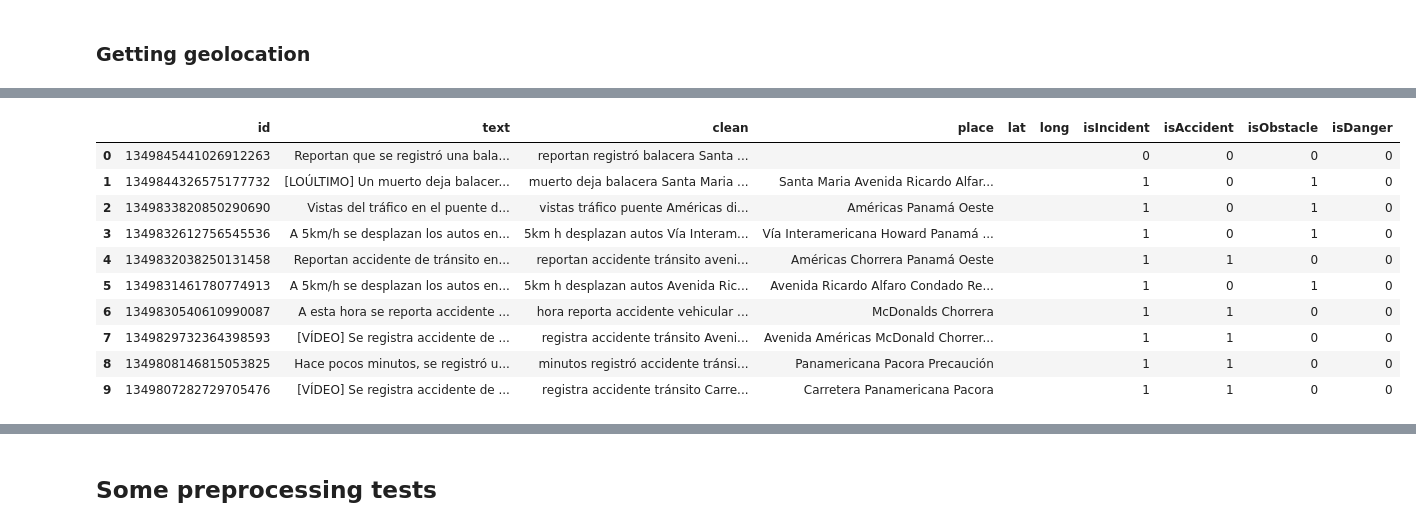
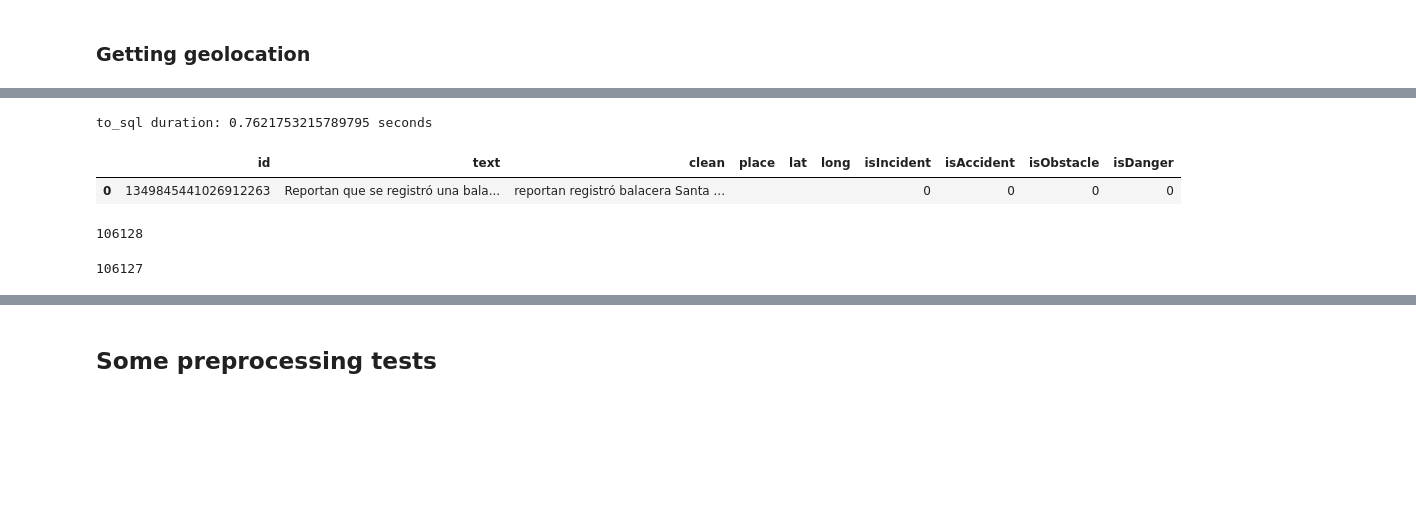
Before and after one commit to Liu-Lc/TwitterTraffic-Pty, a Jupyter notebook: data_clean.ipynb, the cells around one changed output, grey strips where cells are left out. Drawn from its saved outputs; the diff is of its cells as text; code cells hidden in the pictures; blank space fills up the shorter version.

```diff
--- a/data_clean.ipynb
+++ b/data_clean.ipynb
@@ -133,4 +233,22 @@ df2['isIncident'] = np.where(df2[['isAccident','isObstacle','isDanger']].sum(axi
 # %%
 df2['place'] = df2.apply(lambda row: get_place(row.clean) if row.isIncident==1 else '', axis=1)
 
-df2[['lat','long']] = df2.apply(lambda row: get_place(row.clean) if row.isIncident==1 else '', axis=1)
+# df2[['lat','long']] = df2.apply(lambda row: get_place(row.clean) if row.isIncident==1 else '', axis=1)
+# %%
+import time
+import pandas as pd
+from sqlalchemy import create_engine
+import psycopg2
+
+#INPUT YOUR OWN CONNECTION STRING HERE
+conn_string = 'postgres://postgres:root@localhost/traffictwt'
+
+#perform to_sql test and print result
+dbalc = create_engine(conn_string)
+conn = dbalc.connect()
+
+start_time = time.time()
+dfcolon.to_sql('tweets', con=conn, if_exists='append', index=False)
+print("to_sql duration: {} seconds".format(time.time() - start_time))
+# %% [output]
+to_sql duration: 0.7621753215789795 seconds
@@ -137,14 +257,5 @@ df2[['lat','long']] = df2.apply(lambda row: get_place(row.clean) if row.isIncide
 # %%
-df2[:10]
+df2[:1]
 # %% [output]
 |  | id | text | clean | place | lat | long | isIncident | isAccident | isObstacle | isDanger |
 | 0 | 1349845441026912263 | Reportan que se registró una bala... | reportan registró balacera Santa ... |  |  |  | 0 | 0 | 0 | 0 |
-| 1 | 1349844326575177732 | [LOÚLTIMO] Un muerto deja balacer... | muerto deja balacera Santa Maria ... | Santa Maria Avenida Ricardo Alfar... |  |  | 1 | 0 | 1 | 0 |
-| 2 | 1349833820850290690 | Vistas del tráfico en el puente d... | vistas tráfico puente Américas di... | Américas Panamá Oeste |  |  | 1 | 0 | 1 | 0 |
-| 3 | 1349832612756545536 | A 5km/h se desplazan los autos en... | 5km h desplazan autos Vía Interam... | Vía Interamericana Howard Panamá ... |  |  | 1 | 0 | 1 | 0 |
-| 4 | 1349832038250131458 | Reportan accidente de tránsito en... | reportan accidente tránsito aveni... | Américas Chorrera Panamá Oeste |  |  | 1 | 1 | 0 | 0 |
-| 5 | 1349831461780774913 | A 5km/h se desplazan los autos en... | 5km h desplazan autos Avenida Ric... | Avenida Ricardo Alfaro Condado Re... |  |  | 1 | 0 | 1 | 0 |
-| 6 | 1349830540610990087 | A esta hora se reporta accidente ... | hora reporta accidente vehicular ... | McDonalds Chorrera |  |  | 1 | 1 | 0 | 0 |
-| 7 | 1349829732364398593 | [VÍDEO] Se registra accidente de ... | registra accidente tránsito Aveni... | Avenida Américas McDonald Chorrer... |  |  | 1 | 1 | 0 | 0 |
-| 8 | 1349808146815053825 | Hace pocos minutos, se registró u... | minutos registró accidente tránsi... | Panamericana Pacora Precaución |  |  | 1 | 1 | 0 | 0 |
-| 9 | 1349807282729705476 | [VÍDEO] Se registra accidente de ... | registra accidente tránsito Carre... | Carretera Panamericana Pacora |  |  | 1 | 1 | 0 | 0 |
@@ -150,0 +265,4 @@ df2[:10]
+# %%
+len(df3)
+# %% [output]
+106128
@@ -151,3 +274,7 @@ df2[:10]
+# %%
+len(dfdf)
+# %% [output]
+106127
 # %%
 df2.to_csv('data.csv')
 # %%
```
Also changed, not shown: parts of 26 cells of this notebook.
